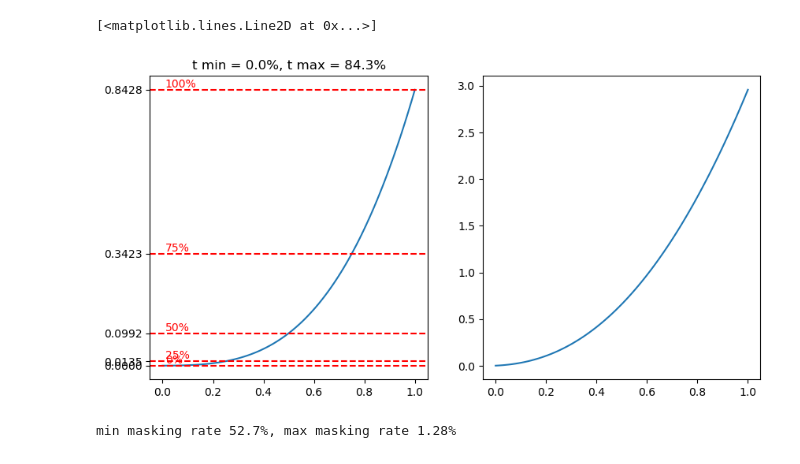
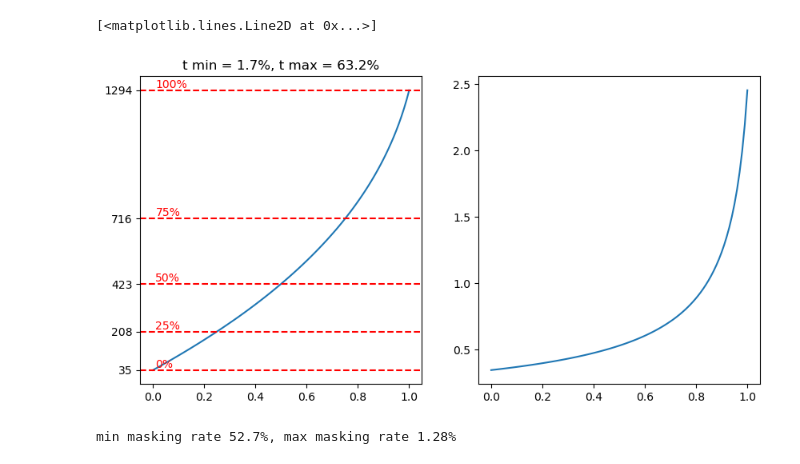
Before and after one commit to jthuemmel/thesis, a Jupyter notebook: simplify.ipynb, the cells around one changed output. Cells and saved outputs as stored; diff of their text form; code cells hidden in the pictures.

```diff
--- a/simplify.ipynb
+++ b/simplify.ipynb
@@ -112,31 +103,31 @@ plt.legend()
 # %%
 u = torch.linspace(0,1,100)
-c0 = 1.
-c1 = 0.3
+c1 = 1.
+c0 = 3
 k_min = 0
-k_max = 1
-km = KumaraswamySchedule(objective=ObjectiveConfig(c1=c1, c0=c0))
+k_max = 2048
+km = KumaraswamySchedule(c1=c1, c0=c0, epsilon=5e-2)
 t = km(u)[0]
 t = k_min + (k_max - k_min) * t
 plt.figure(figsize=(10,5))
 plt.subplot(1,2,1)
 plt.plot(u, t)
 plt.title(f"t min = {100*t.min().item()/k_max:.1f}%, t max = {100*t.max().item()/k_max:.1f}%")
 # add quantile lines
 qtls = [0, 0.25, 0.5, 0.75, 1]
 for q in qtls:
     uq = torch.tensor(q).unsqueeze(0)
     tq = km(uq)[0]
     tq = k_min + (k_max - k_min) * tq
     plt.axhline(tq.item(), color='red', linestyle='--')
     plt.text(0.01, tq.item(), f"{q*100:.0f}%", color='red', va='bottom')
 # add tick marks on y axis at quantiles
 plt.yticks([k_min + (k_max - k_min) * km(torch.tensor(q).unsqueeze(0))[0].item() for q in qtls])
 plt.subplot(1,2,2)
 plt.plot(u, km(u)[1])
 # %% [output]
 [<matplotlib.lines.Line2D at 0x...>]
-[figure, old version]
+[figure, new version]
 # %%
 print(f"min masking rate {100*t.max()/k_max:.1f}%, max masking rate {100*t.min()/k_max:.2f}%")
 # %% [output]
```
Also changed, not shown: parts of 4 cells of this notebook, 2 other files.
